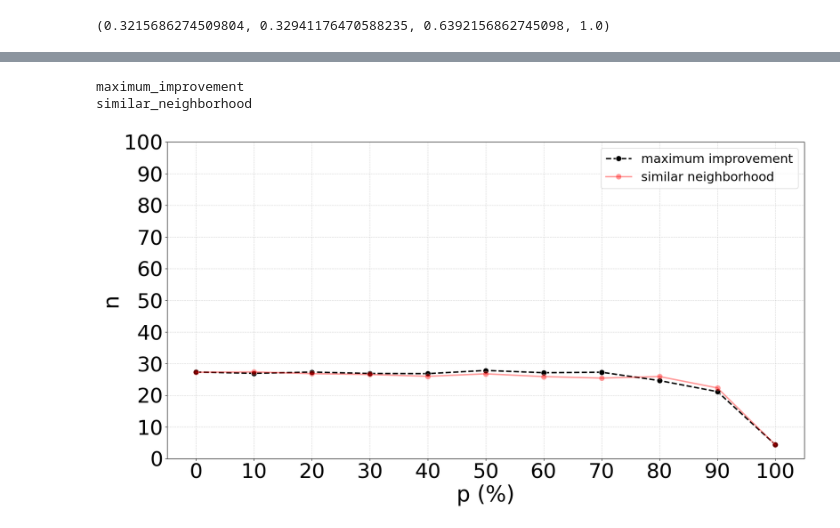
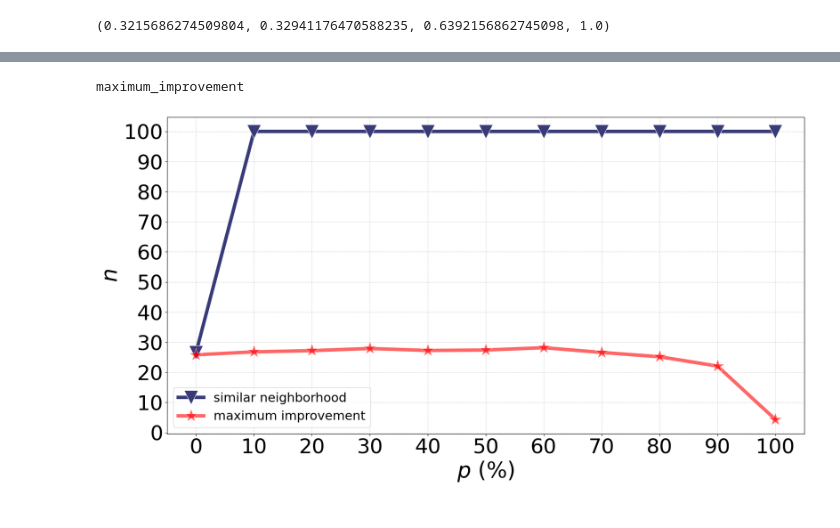
Before and after one commit to mauruscz/RS-chelling, a Jupyter notebook: plots.ipynb, the cells around one changed output, grey strips where cells are left out. Drawn from its saved outputs; the diff is of its cells as text; code cells hidden in the pictures.

```diff
--- a/plots.ipynb
+++ b/plots.ipynb
@@ -158,8 +156,11 @@ policy_dict["different_neighborhood"] = colors[1]
 policy_dict["minimum_improvement"]  = colors[4]
 policy_dict["recently_emptied"] = colors[8]
 policy_dict["distance_relevance"] = colors[12]
-# %%
-policy_order = ["similar_neighborhood", "different_neighborhood", "minimum_improvement", "recently_emptied", "distance_relevance", "random"]
+# %%
+if path == "results_similarity.csv":
+    policy_order = [ "minimum_improvement", "recently_emptied", "distance_relevance", "random", "similar_neighborhood", "different_neighborhood", "maximum_improvement"]
+else:
+    policy_order = ["minimum_improvement", "recently_emptied", "distance_relevance", "random", "similar_neighborhood", "different_neighborhood"]
 # %%
 results_df_g["follow_policy"] = (results_df_g["follow_policy"]*100).astype(int)
 results_df_g
@@ -284,3 +293,6 @@ results_df = pd.read_csv("results_similarity.csv")
+# %%
+path = "results_neighborhood.csv"
+results_df = pd.read_csv(path)
 # %%
 results_df = results_df[["RunId", "iteration", "Step", "follow_policy", "policy",  "segregation"]]
 #calculate the average Step and the average segregation, across different iteration and policy
@@ -308,0 +319,5 @@ results_df_g
+# %%
+if path == "results_neighborhood.csv":
+    policy_order = [ "similar_neighborhood", "different_neighborhood"]
+else:
+    policy_order = ["minimum_improvement", "recently_emptied", "distance_relevance", "random", "similar_neighborhood", "different_neighborhood"]
@@ -309,37 +345,61 @@ results_df_g
 # %%
 # do the same with a for loo
 
+linewidth = 6
+markersize = 24
 
-for policy in results_df_g.policy.unique():
-    print(policy)
-
-    if policy == "similar_neighborhood":
+for policy in policy_order:
+    if policy == 'random':
         ax = sns.lineplot(data=results_df_g[results_df_g.policy == policy], x="follow_policy", y="Step", label = policy.replace("_", " "), linewidth=2.5,
-                          marker="o", markersize = 10,color="red", alpha = 0.4)
+                           marker="o", markersize = 10,  color="black", alpha=0.5, linestyle = "--")
 
 
+    elif policy == "minimum_improvement":
+        ax = sns.lineplot(data=results_df_g[results_df_g.policy == policy], x="follow_policy", y="Step", label = policy.replace("_", " "), linewidth=linewidth,
+                          marker="s", markersize = markersize,  color=policy_dict[policy])
+
     elif policy == "maximum_improvement":
-        ax = sns.lineplot(data=results_df_g[results_df_g.policy == policy], x="follow_policy", y="Step", label = policy.replace("_", " "), linewidth=2.5,
-                          marker="o", linestyle = "--", markersize = 10, color="black")
+        print("maximum_improvement")
+        ax = sns.lineplot(data=results_df_g[results_df_g.policy == policy], x="follow_policy", y="Step", label = policy.replace("_", " "), linewidth=linewidth,
+                          marker="*", markersize = markersize,  color="red", alpha = 0.6)
 
+    elif policy == "similar_neighborhood":
+        ax = sns.lineplot(data=results_df_g[results_df_g.policy == policy], x="follow_policy", y="Step", label = policy.replace("_", " "), linewidth=linewidth,
+                          marker="v", markersize = markersize,color=policy_dict[policy])
 
-ax.set_xlabel("p (%)", fontsize=38)
-ax.set_ylabel("n", fontsize=38)
+    elif policy == "different_neighborhood":
+        ax = sns.lineplot(data=results_df_g[results_df_g.policy == policy], x="follow_policy", y="Step", label = policy.replace("_", " "), linewidth=linewidth,
+                           marker="^", markersize = markersize, color=policy_dict[policy])
+
+    elif policy == "recently_emptied":
+        ax = sns.lineplot(data=results_df_g[results_df_g.policy == policy], x="follow_policy", y="Step", label = policy.replace("_", " "), linewidth=linewidth,
+                          marker="X", markersize = markersize, color=policy_dict[policy])
+
+    elif policy == "distance_relevance":
+        ax = sns.lineplot(data=results_df_g[results_df_g.policy == policy], x="follow_policy", y="Step", label = policy.replace("_", " "), linewidth=linewidth,
+                          marker="d", markersize = markersize, color=policy_dict[policy])
+
+ax.set_xlabel(r"$p$ (%)", fontsize=38)
+ax.set_ylabel(r"$n$", fontsize=38)
 ax.tick_params(labelsize=36)
 #put percentage mark  in the x axis
 ax.set_xticks(np.arange(0, 100.1, 10))
 ax.set_yticks(np.arange(0, 100.1, 10))
 ax.legend(fontsize=22)
 
 #put the grid
 ax.grid(True, which='both', axis='both', linestyle='--', alpha=0.5)
 
 if SAVEFIG:
-    plt.savefig("plots/average_steps_similarity.pdf", bbox_inches='tight')
+    if path == "results_neighbrohood.csv":
+        plt.savefig("plots/average_steps_neighborhoods.pdf", bbox_inches='tight')
+    elif path == "results_1.csv":
+        plt.savefig("plots/average_steps_1.pdf", bbox_inches='tight')
+    else:
+        plt.savefig("plots/average_steps.pdf", bbox_inches='tight')
 # %% [output]
 maximum_improvement
-similar_neighborhood
-[figure, old version]
+[figure, new version]
 # %%
 #plot the timeseries of segregation, using seaborn, with grid every 0.1 on x axis and with line and points. The random policy must be thicker than the others as above
 
```
Also changed, not shown: parts of 12 cells of this notebook, 10 other files.
